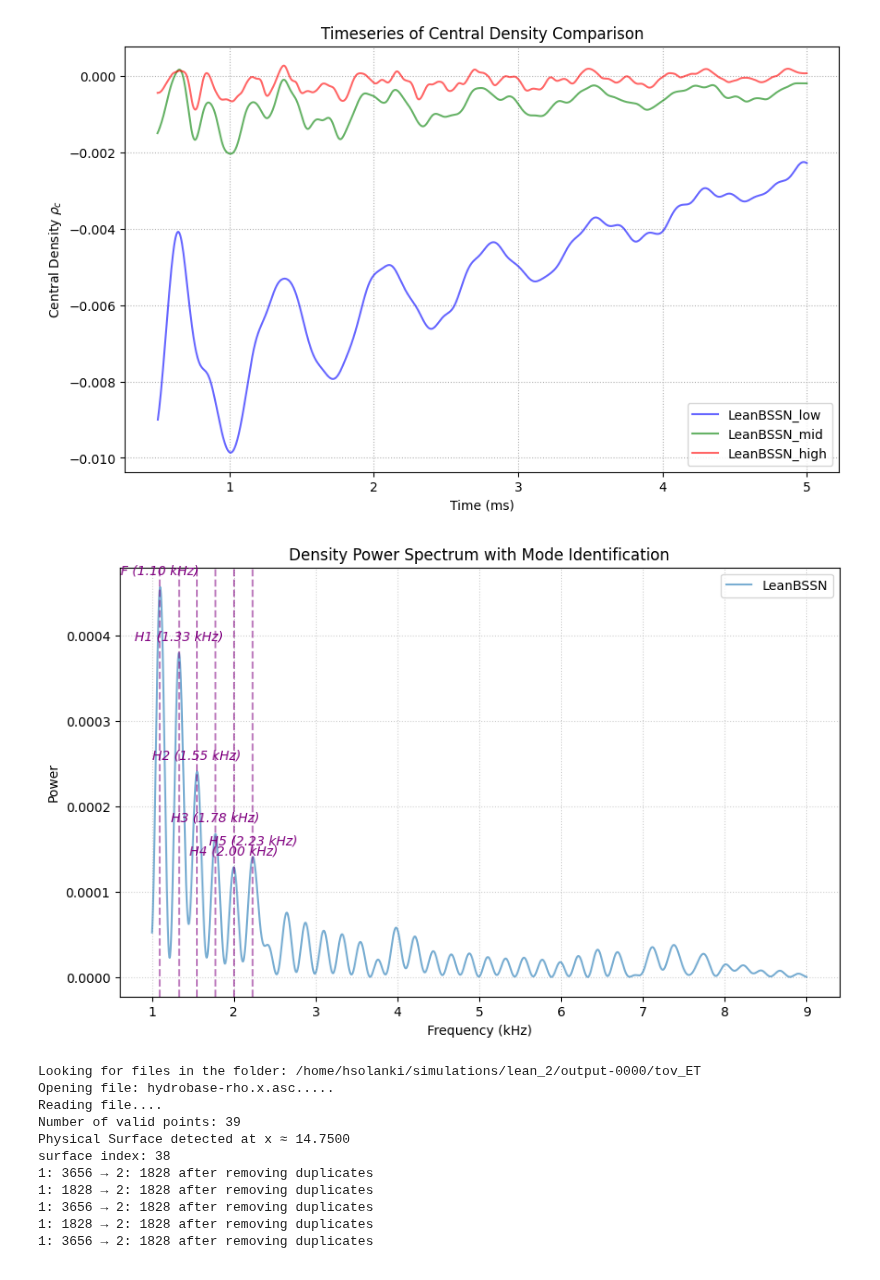
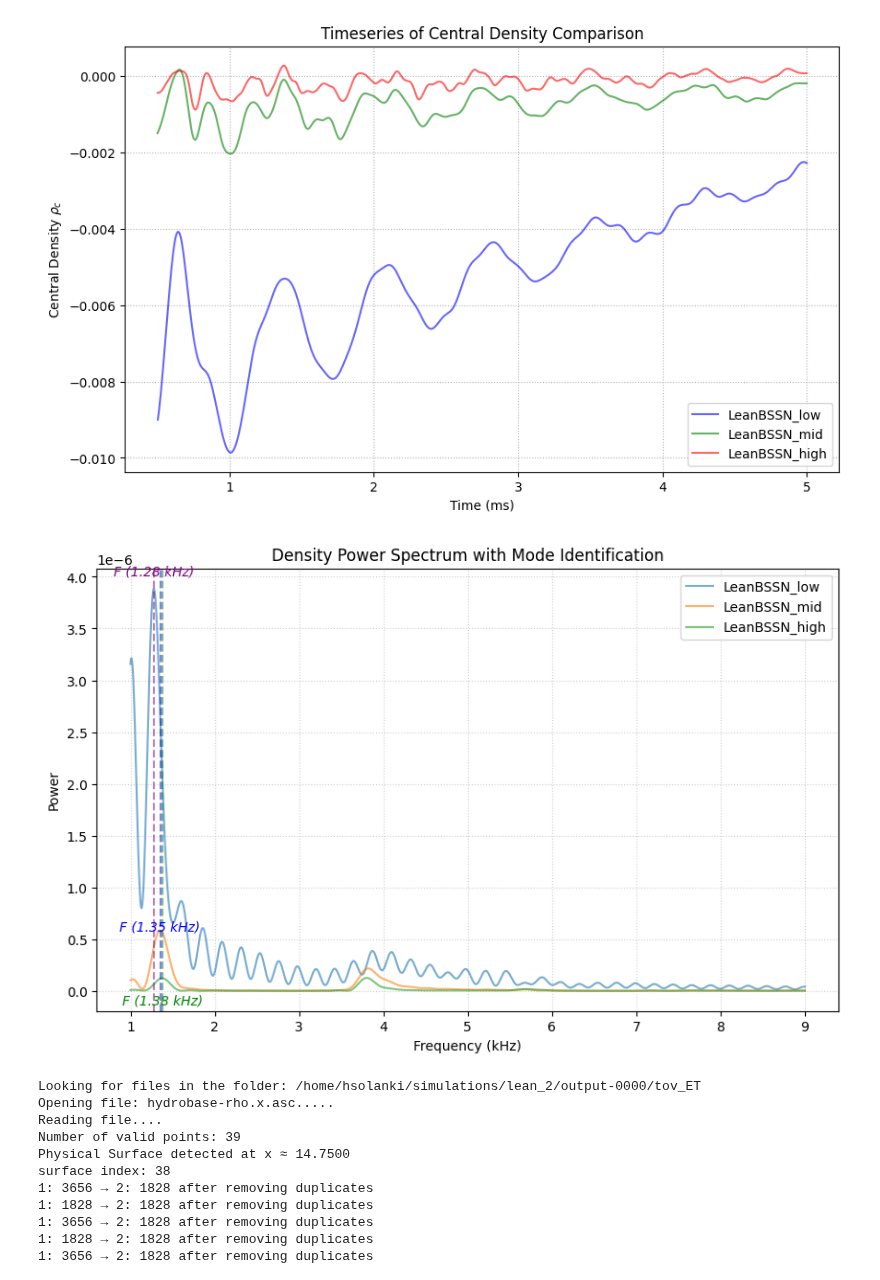
Before and after one commit to harsh-c0ds/My-Work, a Jupyter notebook: TOV/mode_ext.ipynb, the cells around one changed output. Saved outputs shown, nothing was run; the diff lists cells and outputs as text; code cells hidden in the pictures.

```diff
--- a/TOV/mode_ext.ipynb
+++ b/TOV/mode_ext.ipynb
@@ -263,23 +263,32 @@ peaks_l, properties = find_peaks(
     width=6,
 )
 
-# peaks_adm, properties = find_peaks(
-#     power_adm,
-#     height=np.max(power_adm) * 0.07,
-#     prominence=np.percentile(power_adm, 95) * 0.35,
-#     width=8,
-# )
+peaks_m, properties = find_peaks(
+    power_m,
+    height=np.max(power_m) * 0.07,
+    prominence=np.percentile(power_m, 95) * 0.35,
+    width=8,
+)
+
+peaks_h, properties = find_peaks(
+    power_h,
+    height=np.max(power_h) * 0.07,
+    prominence=np.percentile(power_h, 95) * 0.35,
+    width=8,
+)
 
 F_c_l = freq_l[peaks_l[0]]  # Frequency of fundamental mode in kHz
-#F_c_adm = freq_adm[peaks_adm[0]]  # Frequency of fundamental mode in kHz
-labels = ["F", "H1", "H2", "H3", "H4", "H5"]
+F_c_m = freq_m[peaks_m[0]]  # Frequency of fundamental mode in kHz
+F_c_h = freq_h[peaks_h[0]]  # Frequency of fundamental mode in kHz
+labels = ["F"]
 
 # --- Plotting the Raw Comparison ---
 plt.figure(figsize=(10, 6))
 
 # --- plot PSDs ---
-plt.plot(freq_l, power_l, alpha=0.6, label="LeanBSSN")
-#plt.plot(freq_adm, power_adm, alpha=0.6, label="ML_BSSN")
+plt.plot(freq_l, power_l, alpha=0.6, label="LeanBSSN_low")
+plt.plot(freq_m, power_m, alpha=0.6, label="LeanBSSN_mid")
+plt.plot(freq_h, power_h, alpha=0.6, label="LeanBSSN_high")
 # --- package peak information ---
 spectra = [
     {
@@ -291,49 +300,58 @@ spectra = [
         "name": "LeanBSSN",
         "yoffset": 10
     },
-    # {
-    #     "freq": freq_adm,
-    #     "power": power_adm,
-    #     "peaks": peaks_adm,
-    #     "labels": labels,
-    #     "color": "red",
-    #     "name": "ML_BSSN",
-    #     "yoffset": -10
-    # }
+    {
+        "freq": freq_m,
+        "power": power_m,
+        "peaks": peaks_m,
+        "labels": labels,
+        "color": "blue",
+        "name": "LeanBSSN_mid",
+        "yoffset": 0
+    },
+    {
+        "freq": freq_h,
+        "power": power_h,
+        "peaks": peaks_h,
+        "labels": labels,
+        "color": "green",
+        "name": "LeanBSSN_high",
+        "yoffset": -20
+    }
 ]
 
 # --- annotate peaks ---
 for spec in spectra:
     for i, peak_idx in enumerate(spec["peaks"][:len(spec["labels"])]):
         x = spec["freq"][peak_idx]
         y = spec["power"][peak_idx]
 
         plt.axvline(
             x=x,
             color=spec["color"],
             linestyle="--",
             alpha=0.5
         )
 
         plt.annotate(
             f"{spec['labels'][i]} ({x:.2f} kHz)",
             xy=(x, y),
             xytext=(0, spec["yoffset"]),
             textcoords="offset points",
             ha="center",
             fontstyle="italic",
             color=spec["color"]
         )
 
 plt.xlabel("Frequency (kHz)")
 plt.ylabel("Power")
 plt.title("Density Power Spectrum with Mode Identification")
 plt.legend()
 plt.grid(True, linestyle=":", alpha=0.6)
 #plt.savefig(output_dir+"lean_psd_beta_1.png")
 plt.show()
 # %% [output]
-[figure, old version]
+[figure, new version]
 # %%
 ### Eigenfunction Extraction ###
 
```
Also changed, not shown: 1 other file.
